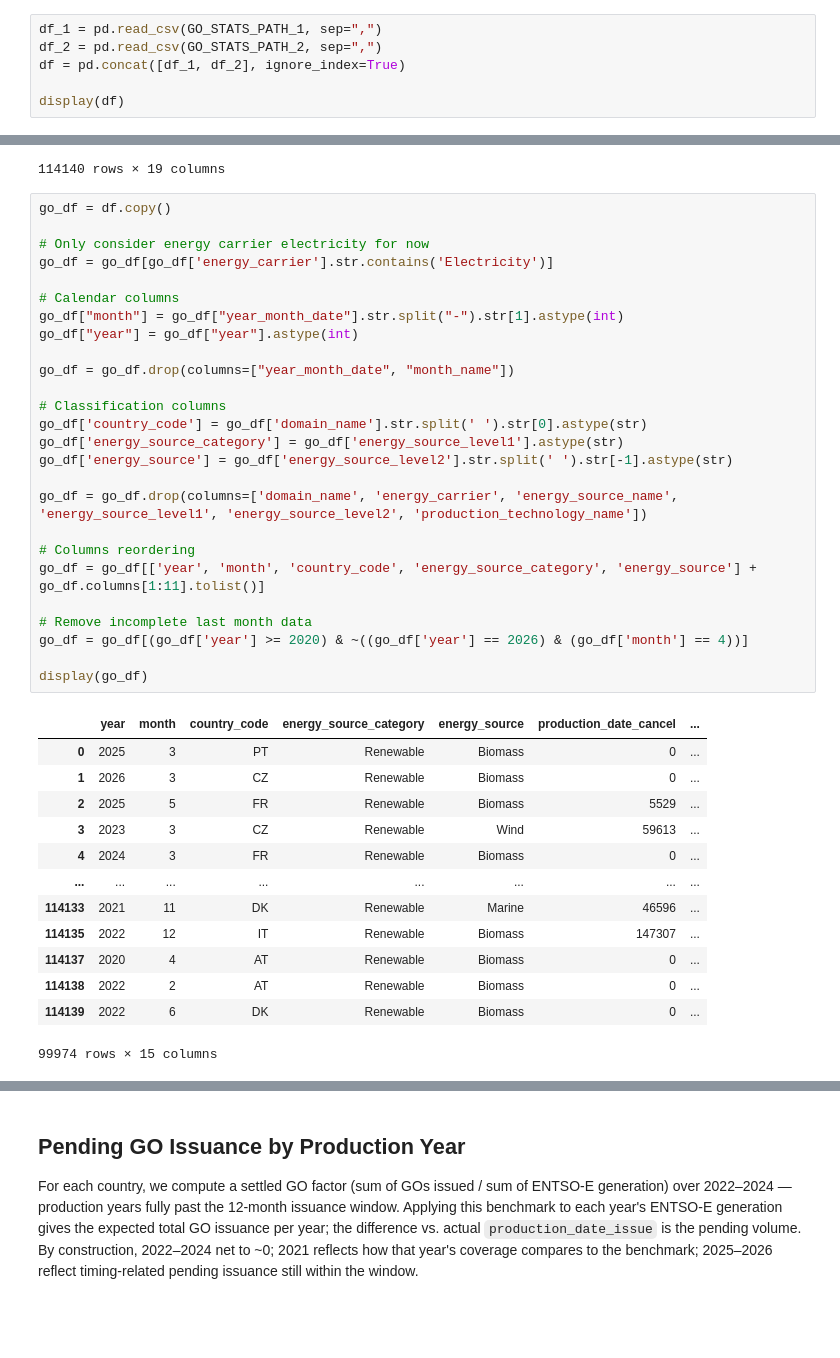
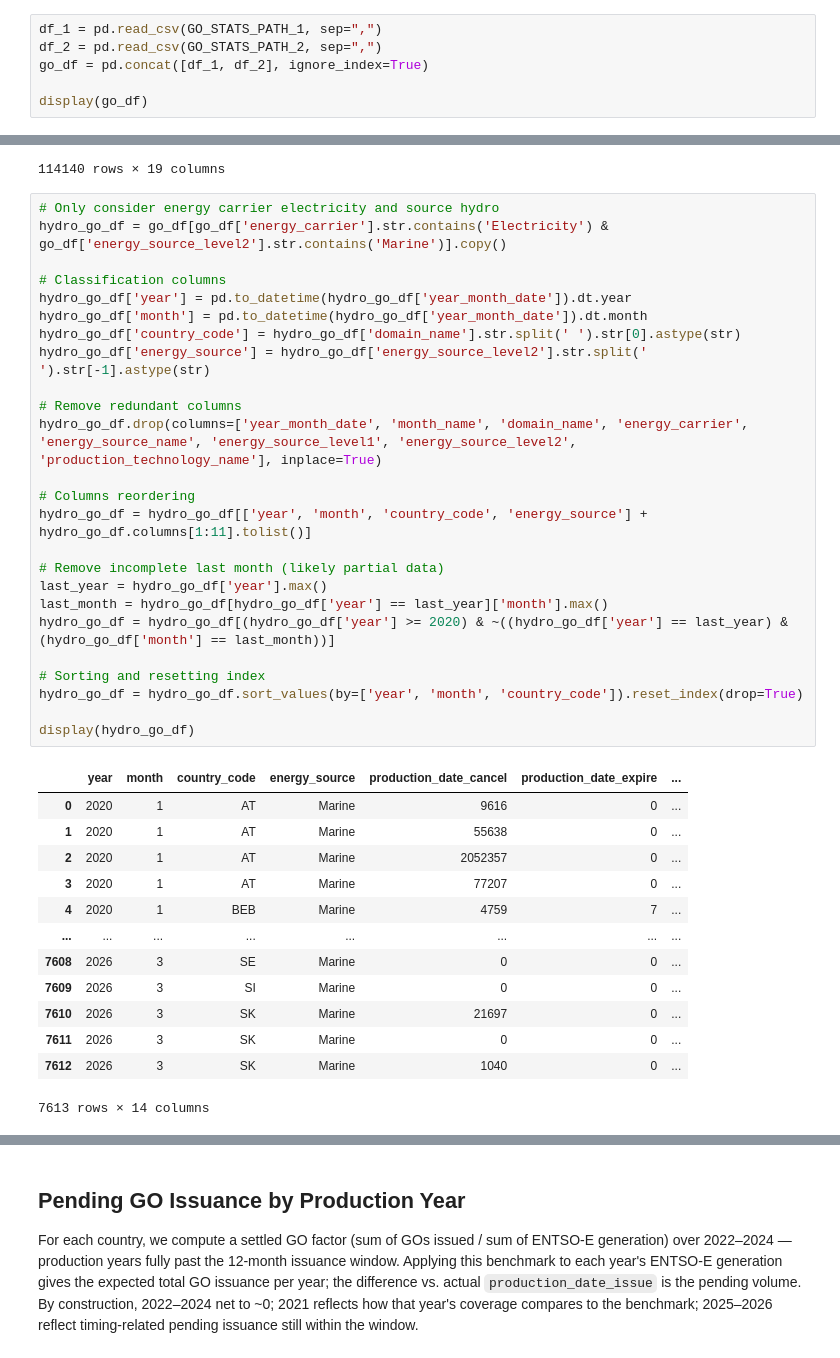
Before and after one commit to kad-incom/GOs, a Jupyter notebook: Hydro/Hydro_Generation.ipynb, the cells around one changed output, grey strips where cells are left out. Drawn from its saved outputs; the diff is of its cells as text; blank space fills up the shorter version.

```diff
--- a/Hydro/Hydro_Generation.ipynb
+++ b/Hydro/Hydro_Generation.ipynb
@@ -395,9 +395,9 @@ We compare ENTSO-E actual hydro generation (run-of-river + reservoir, converted
 # %%
 df_1 = pd.read_csv(GO_STATS_PATH_1, sep=",")
 df_2 = pd.read_csv(GO_STATS_PATH_2, sep=",")
-df = pd.concat([df_1, df_2], ignore_index=True)
+go_df = pd.concat([df_1, df_2], ignore_index=True)
 
-display(df)
+display(go_df)
 # %% [output]
 |  | year_month_date | year | month_name | domain_name | energy_carrier | energy_source_name | ... |
 | 0 | 2025-03-01 | 2025 | March | PT - Portugal | EECS-Electricity | F01010101 | ... |
@@ -413,43 +413,42 @@ display(df)
 | 114139 | 2022-06-01 | 2022 | June | DK - Denmark | EECS-Electricity | F01020000 | ... |
 114140 rows × 19 columns
 # %%
-go_df = df.copy()
-
-# Only consider energy carrier electricity for now
-go_df = go_df[go_df['energy_carrier'].str.contains('Electricity')]
-
-# Calendar columns
-go_df["month"] = go_df["year_month_date"].str.split("-").str[1].astype(int)
-go_df["year"] = go_df["year"].astype(int)
-
-go_df = go_df.drop(columns=["year_month_date", "month_name"])
+# Only consider energy carrier electricity and source hydro
+hydro_go_df = go_df[go_df['energy_carrier'].str.contains('Electricity') & go_df['energy_source_level2'].str.contains('Marine')].copy()
 
 # Classification columns
-go_df['country_code'] = go_df['domain_name'].str.split(' ').str[0].astype(str)
-go_df['energy_source_category'] = go_df['energy_source_level1'].astype(str)
-go_df['energy_source'] = go_df['energy_source_level2'].str.split(' ').str[-1].astype(str)
+hydro_go_df['year'] = pd.to_datetime(hydro_go_df['year_month_date']).dt.year
+hydro_go_df['month'] = pd.to_datetime(hydro_go_df['year_month_date']).dt.month
+hydro_go_df['country_code'] = hydro_go_df['domain_name'].str.split(' ').str[0].astype(str)
+hydro_go_df['energy_source'] = hydro_go_df['energy_source_level2'].str.split(' ').str[-1].astype(str)
 
-go_df = go_df.drop(columns=['domain_name', 'energy_carrier', 'energy_source_name', 'energy_source_level1', 'energy_source_level2', 'production_technology_name'])
+# Remove redundant columns
+hydro_go_df.drop(columns=['year_month_date', 'month_name', 'domain_name', 'energy_carrier', 'energy_source_name', 'energy_source_level1', 'energy_source_level2', 'production_technology_name'], inplace=True)
 
 # Columns reordering
-go_df = go_df[['year', 'month', 'country_code', 'energy_source_category', 'energy_source'] + go_df.columns[1:11].tolist()]
+hydro_go_df = hydro_go_df[['year', 'month', 'country_code', 'energy_source'] + hydro_go_df.columns[1:11].tolist()]
 
-# Remove incomplete last month data
-go_df = go_df[(go_df['year'] >= 2020) & ~((go_df['year'] == 2026) & (go_df['month'] == 4))]
+# Remove incomplete last month (likely partial data)
+last_year = hydro_go_df['year'].max()
+last_month = hydro_go_df[hydro_go_df['year'] == last_year]['month'].max()
+hydro_go_df = hydro_go_df[(hydro_go_df['year'] >= 2020) & ~((hydro_go_df['year'] == last_year) & (hydro_go_df['month'] == last_month))]
 
-display(go_df)
+# Sorting and resetting index
+hydro_go_df = hydro_go_df.sort_values(by=['year', 'month', 'country_code']).reset_index(drop=True)
+
+display(hydro_go_df)
 # %% [output]
-|  | year | month | country_code | energy_source_category | energy_source | production_date_cancel | ... |
-| 0 | 2025 | 3 | PT | Renewable | Biomass | 0 | ... |
-| 1 | 2026 | 3 | CZ | Renewable | Biomass | 0 | ... |
-| 2 | 2025 | 5 | FR | Renewable | Biomass | 5529 | ... |
-| 3 | 2023 | 3 | CZ | Renewable | Wind | 59613 | ... |
-| 4 | 2024 | 3 | FR | Renewable | Biomass | 0 | ... |
+|  | year | month | country_code | energy_source | production_date_cancel | production_date_expire | ... |
+| 0 | 2020 | 1 | AT | Marine | 9616 | 0 | ... |
+| 1 | 2020 | 1 | AT | Marine | 55638 | 0 | ... |
+| 2 | 2020 | 1 | AT | Marine | 2052357 | 0 | ... |
+| 3 | 2020 | 1 | AT | Marine | 77207 | 0 | ... |
+| 4 | 2020 | 1 | BEB | Marine | 4759 | 7 | ... |
 | ... | ... | ... | ... | ... | ... | ... | ... |
-| 114133 | 2021 | 11 | DK | Renewable | Marine | 46596 | ... |
-| 114135 | 2022 | 12 | IT | Renewable | Biomass | 147307 | ... |
-| 114137 | 2020 | 4 | AT | Renewable | Biomass | 0 | ... |
-| 114138 | 2022 | 2 | AT | Renewable | Biomass | 0 | ... |
-| 114139 | 2022 | 6 | DK | Renewable | Biomass | 0 | ... |
+| 7608 | 2026 | 3 | SE | Marine | 0 | 0 | ... |
+| 7609 | 2026 | 3 | SI | Marine | 0 | 0 | ... |
+| 7610 | 2026 | 3 | SK | Marine | 21697 | 0 | ... |
+| 7611 | 2026 | 3 | SK | Marine | 0 | 0 | ... |
+| 7612 | 2026 | 3 | SK | Marine | 1040 | 0 | ... |
-99974 rows × 15 columns
+7613 rows × 14 columns
 # %%
```
Also changed, not shown: parts of 3 cells of this notebook, 2 other files.
